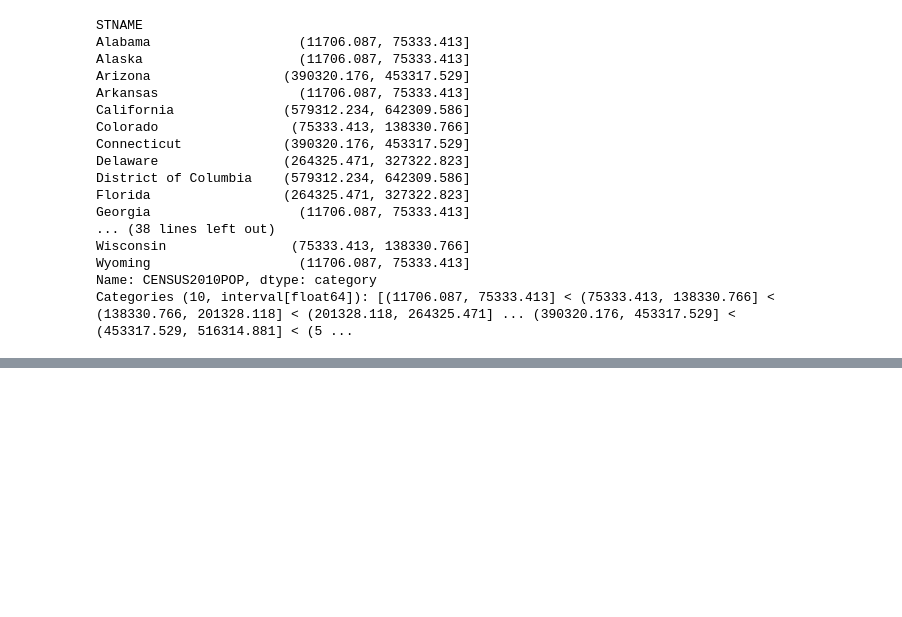
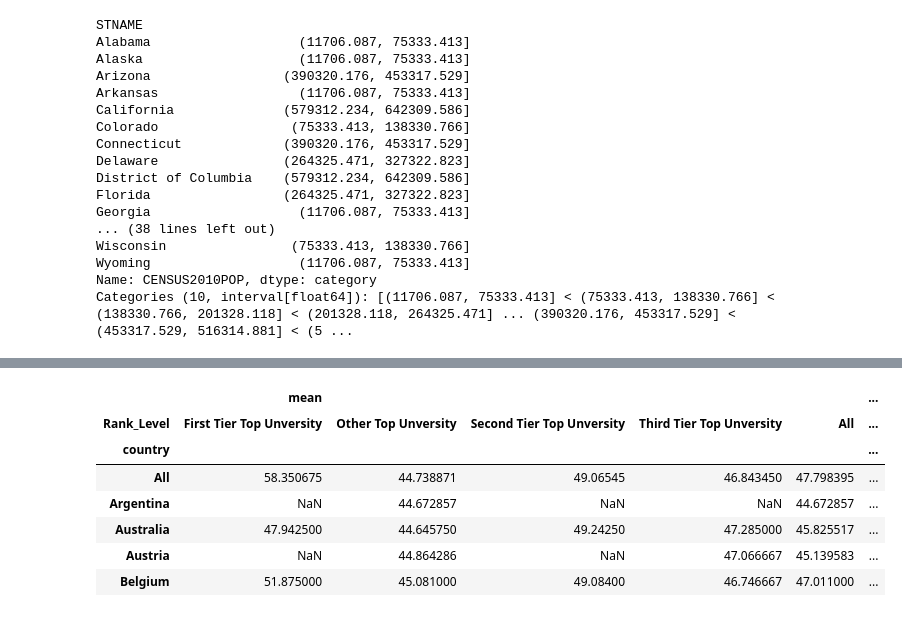
Before and after one commit to danielwon01/Applied-Data-Science-with-Python, a Jupyter notebook: Introduction_to_DS_in_Python/More Data Processing with Pandas.ipynb, the cells around one changed output, grey strips where cells are left out. Drawn from its saved outputs; the diff is of its cells as text; code cells hidden in the pictures; blank space fills up the shorter version.

```diff
--- a/Introduction_to_DS_in_Python/More Data Processing with Pandas.ipynb
+++ b/Introduction_to_DS_in_Python/More Data Processing with Pandas.ipynb
@@ -682,0 +685,3 @@ Categories (10, interval[float64]): [(11706.087, 75333.413] < (75333.413, 138330
+# %%
+df = pd.read_csv("corsera_dataset/cwurData.csv")
+df.head(3)
@@ -682,0 +693,14 @@ Categories (10, interval[float64]): [(11706.087, 75333.413] < (75333.413, 138330
+# %%
+def create_category(ranking):
+
+    if (ranking >= 1) & (ranking <= 100):
+        return "First Tier Top Unversity"
+    elif (ranking >= 101) & (ranking <= 200):
+        return "Second Tier Top Unversity"
+    elif (ranking >= 201) & (ranking <= 300):
+        return "Third Tier Top Unversity"
+    return "Other Top Unversity"
+
+
+df['Rank_Level'] = df['world_rank'].apply(lambda x: create_category(x))
+df.head()
@@ -682,0 +756,6 @@ Categories (10, interval[float64]): [(11706.087, 75333.413] < (75333.413, 138330
+# %%
+new_df=df.pivot_table(values='score', index='country', columns='Rank_Level', aggfunc=[np.mean, np.max],
+               margins=True)
+
+print(new_df.index)
+print(new_df.columns)
@@ -682,0 +794,9 @@ Categories (10, interval[float64]): [(11706.087, 75333.413] < (75333.413, 138330
+# %%
+# stack : 위에서 아래로 (행방향)
+#unstack : 왼쪽에서 오른쪽으로 (열방향)
+
+#Stacking is pivoting the lowermost column index to become the innermost row index. Unstacking is
+# the inverse of stacking, pivoting the innermost row index to become the lowermost column index.
+
+new_df=new_df.stack()
+new_df.head()
@@ -682,0 +811,11 @@ Categories (10, interval[float64]): [(11706.087, 75333.413] < (75333.413, 138330
+# %%
+new_df.unstack().head()
+# %% [output]
+|  | mean |  |  |  |  | ... |
+| Rank_Level | First Tier Top Unversity | Other Top Unversity | Second Tier Top Unversity | Third Tier Top Unversity | All | ... |
+| country |  |  |  |  |  | ... |
+| All | 58.350675 | 44.738871 | 49.06545 | 46.843450 | 47.798395 | ... |
+| Argentina | NaN | 44.672857 | NaN | NaN | 44.672857 | ... |
+| Australia | 47.942500 | 44.645750 | 49.24250 | 47.285000 | 45.825517 | ... |
+| Austria | NaN | 44.864286 | NaN | 47.066667 | 45.139583 | ... |
+| Belgium | 51.875000 | 45.081000 | 49.08400 | 46.746667 | 47.011000 | ... |
```
Also changed, not shown: parts of 40 cells of this notebook, 1 other file.
